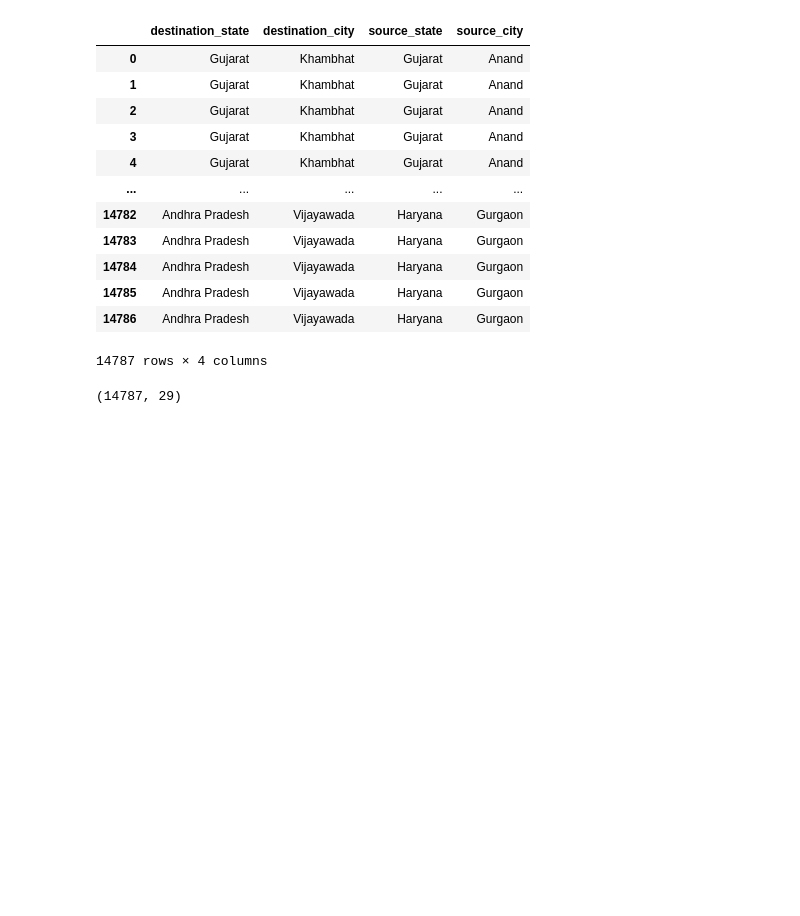
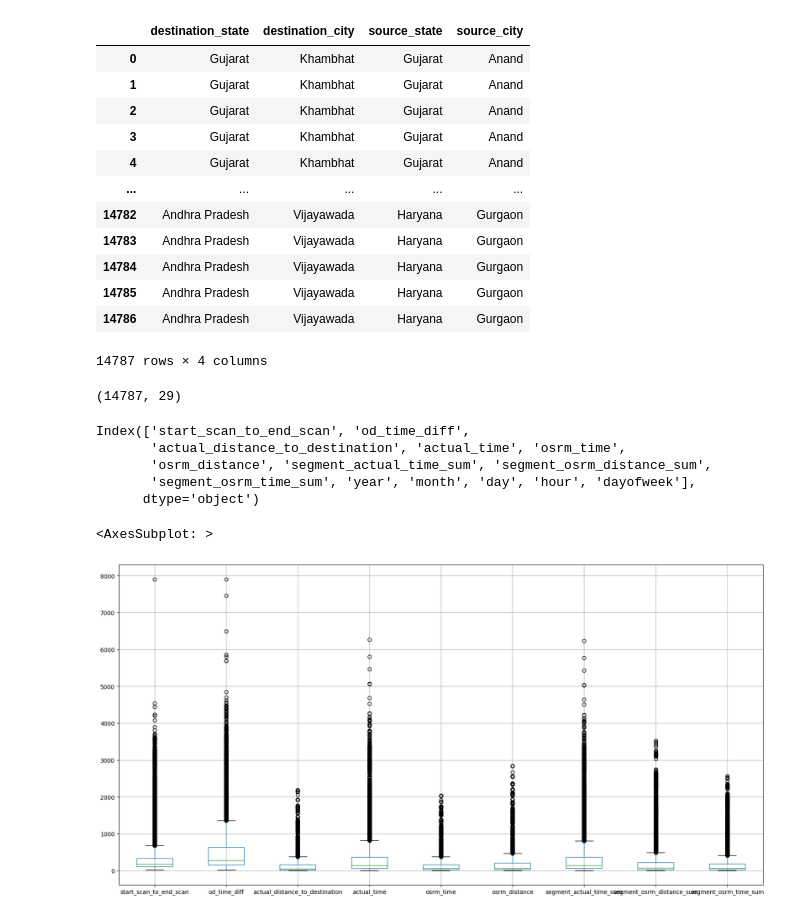
Before and after one commit to mahikshith/Delhivery_complex_FE, a Jupyter notebook: Delhivery_complex_feature_engineering.ipynb, the cells around one changed output. Cells and saved outputs as stored; diff of their text form; code cells hidden in the pictures; blank space fills up the shorter version.

```diff
--- a/Delhivery_complex_feature_engineering.ipynb
+++ b/Delhivery_complex_feature_engineering.ipynb
@@ -541,3 +541,24 @@ trip_level["dayofweek"] = trip_level["trip_creation_time"].dt.dayofweek
 trip_level.shape
 # %% [output]
 (14787, 29)
+# %%
+# now the data is at trip level and now we can do preliiminary analysis
+# select float and int dtype columns
+
+trip_level.select_dtypes(include=['float64','int64']).columns
+# %% [output]
+Index(['start_scan_to_end_scan', 'od_time_diff',
+       'actual_distance_to_destination', 'actual_time', 'osrm_time',
+       'osrm_distance', 'segment_actual_time_sum', 'segment_osrm_distance_sum',
+       'segment_osrm_time_sum', 'year', 'month', 'day', 'hour', 'dayofweek'],
+      dtype='object')
+# %%
+num_cols = ['start_scan_to_end_scan', 'od_time_diff',
+       'actual_distance_to_destination', 'actual_time', 'osrm_time',
+       'osrm_distance', 'segment_actual_time_sum', 'segment_osrm_distance_sum',
+       'segment_osrm_time_sum']
+# %%
+trip_level[num_cols].boxplot(figsize=(20,10))
+# %% [output]
+<AxesSubplot: >
+[figure, added]
```
Also changed, not shown: parts of 8 cells of this notebook.
